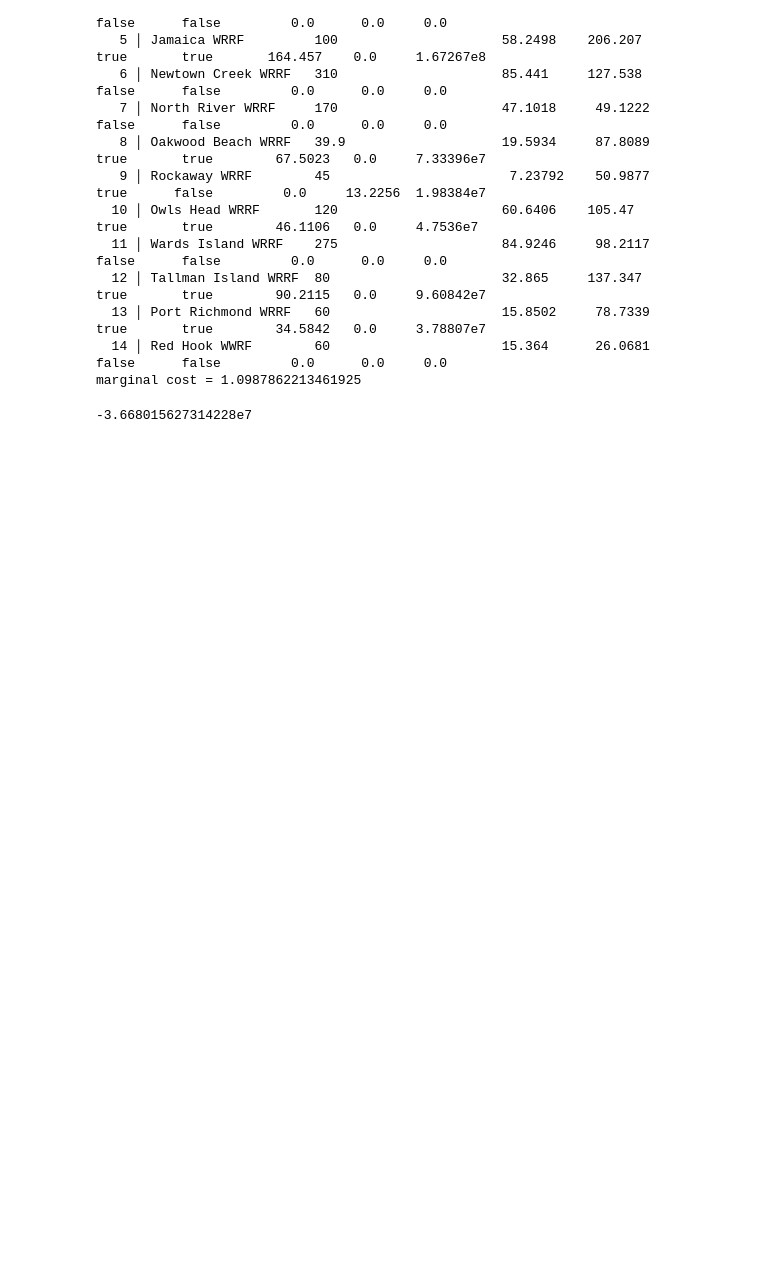
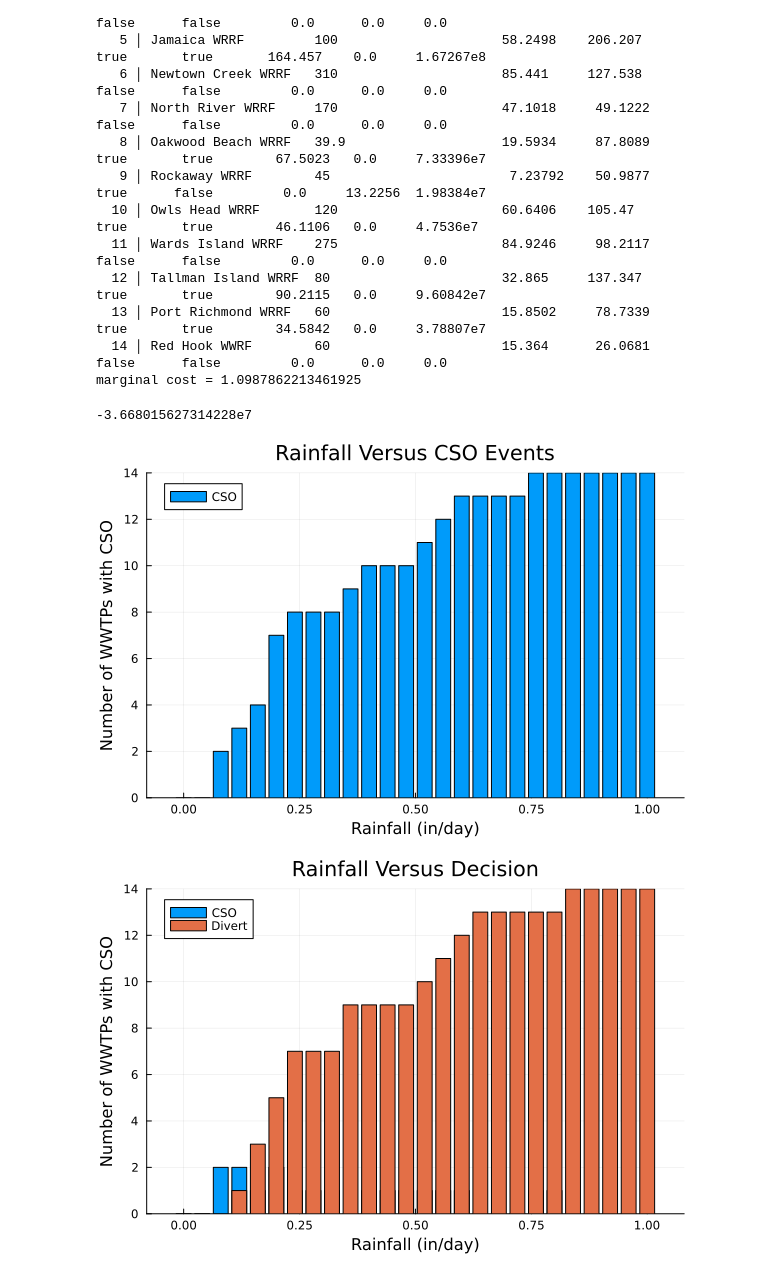
Before and after one commit to jiamingy5/4750project, a Jupyter notebook: BEE 4750 Final.ipynb, the cells around one changed output. Cells and saved outputs as stored; diff of their text form; code cells hidden in the pictures; blank space fills up the shorter version.

Commit message:
added plots!

```diff
--- a/BEE 4750 Final.ipynb
+++ b/BEE 4750 Final.ipynb
@@ -152,3 +133,65 @@ marginal cost = 1.0987862213461925
 # 5.380423306303501e8 - 5.550949418647586e8
 # %% [output]
 -3.668015627314228e7
+# %%
+#adding plots
+rainfall = range(start=0 , stop=01, step=0.04)
+overflow_total = zeros(length(rainfall))
+CSO_num = zeros(length(rainfall))
+overflow_amount = zeros(length(rainfall))
+divert_num = zeros(length(rainfall))
+for i in 1:length(rainfall)
+    storm_height = rainfall[i]/12
+    storm_vol = (storm_height * drainage_area)/3.06888
+
+    #Setting Up Optimization
+    stormwater_model = Model(HiGHS.Optimizer) #initialize model object
+
+    #create variables: does each plant divert stormwater  to new plant or allow a CSO
+    @variable(stormwater_model, C[1:14], Bin) #are we over capacity?
+    @variable(stormwater_model, 0<= Q[1:14] <= 100000) #how much water will go to the new plant
+    @variable(stormwater_model, O[1:14] >= 0) #how much will CSO
+    @variable(stormwater_model, W[1:14], Bin) #do we build connections to the new plant?
+
+    #create objective function
+    @objective(stormwater_model, Min, sum(W_coef .* W) + sum(treatment_cost .* Q) + sum(CSO_cost .* O))
+
+    #constraints
+    for i in 1:14
+        @constraint(stormwater_model, !C[i] => {storm_vol[i] + sanitary_demand[i] <= design_capacity[i]})
+        @constraint(stormwater_model, !W[i] => {Q[i] == 0})
+        @constraint(stormwater_model, Q[i] + O[i] == C[i]*(storm_vol[i] + sanitary_demand[i] - design_capacity[i]))
+    end
+
+    optimize!(stormwater_model)
+    overflow_total[i] = value.(sum(C))
+    CSO_num[i]= value.(sum(C))- value.(sum(W))
+    divert_num[i] = value.(sum(W))
+    overflow_amount[i] = value.(sum(Q)) + value.(sum(O))
+end
+
+#rainfall vs cso events scatter plot
+bar_graph1 = bar(rainfall, overflow_total, label="CSO")
+title!("Rainfall Versus CSO Events")
+xlabel!("Rainfall (in/day)")
+ylabel!("Number of WWTPs with CSO")
+# savefig("4750bar1.png")
+
+bar_graph2 = bar(rainfall, [CSO_num, divert_num], stack=true, label=["CSO" "Divert"])
+title!("Rainfall Versus Decision")
+xlabel!("Rainfall (in/day)")
+ylabel!("Number of WWTPs with CSO")
+# savefig("4750bar2.png")
+
+scatterplot = scatter(rainfall, overflow_amount)
+title!("Rainfall Versus Overflow Amount")
+xlabel!("Rainfall (in/day)")
+ylabel!("Overflow Total (MGD)")
+# savefig("4750scatter.png")
+
+display(bar_graph1)
+display(bar_graph2)
+display(scatterplot)
+# %% [output]
+[figure, added]
+[figure, added]
```
Also changed, not shown: parts of 3 cells of this notebook.
